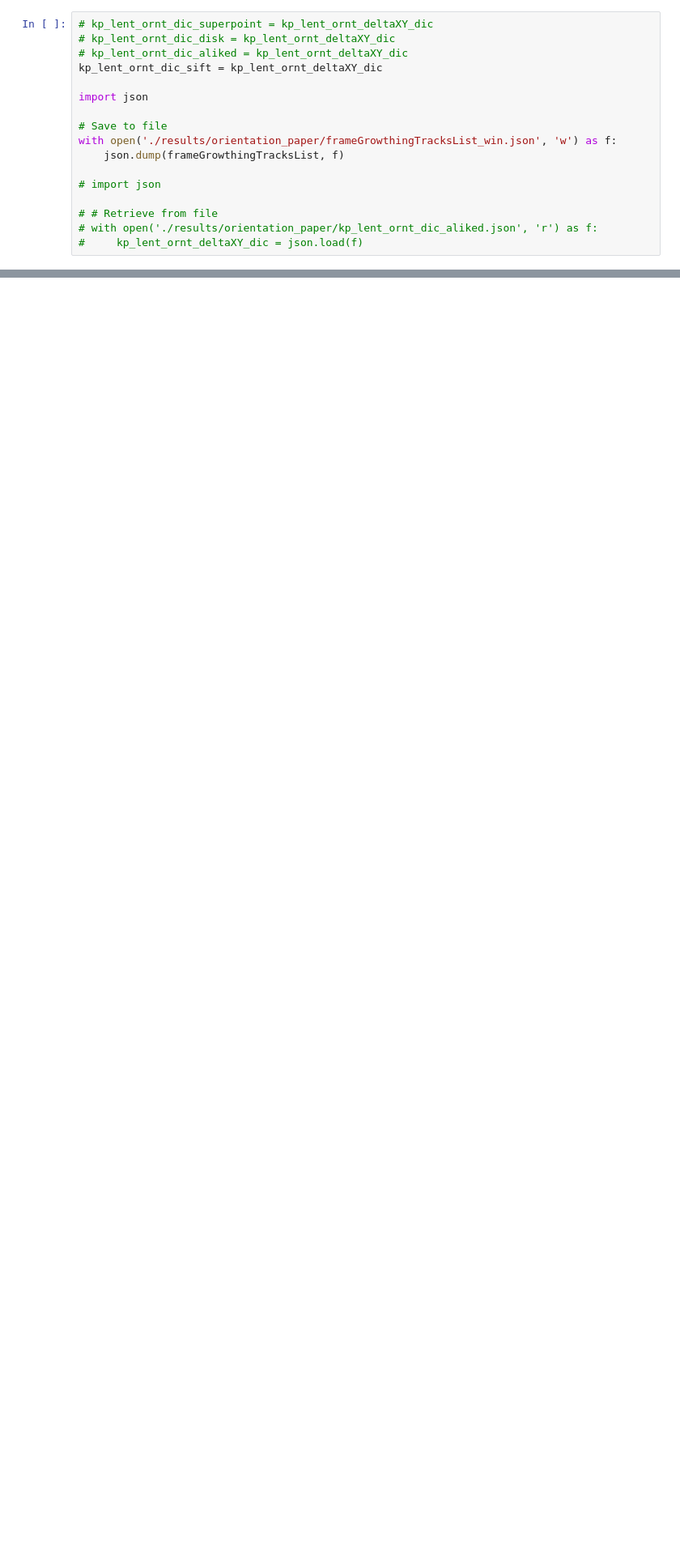
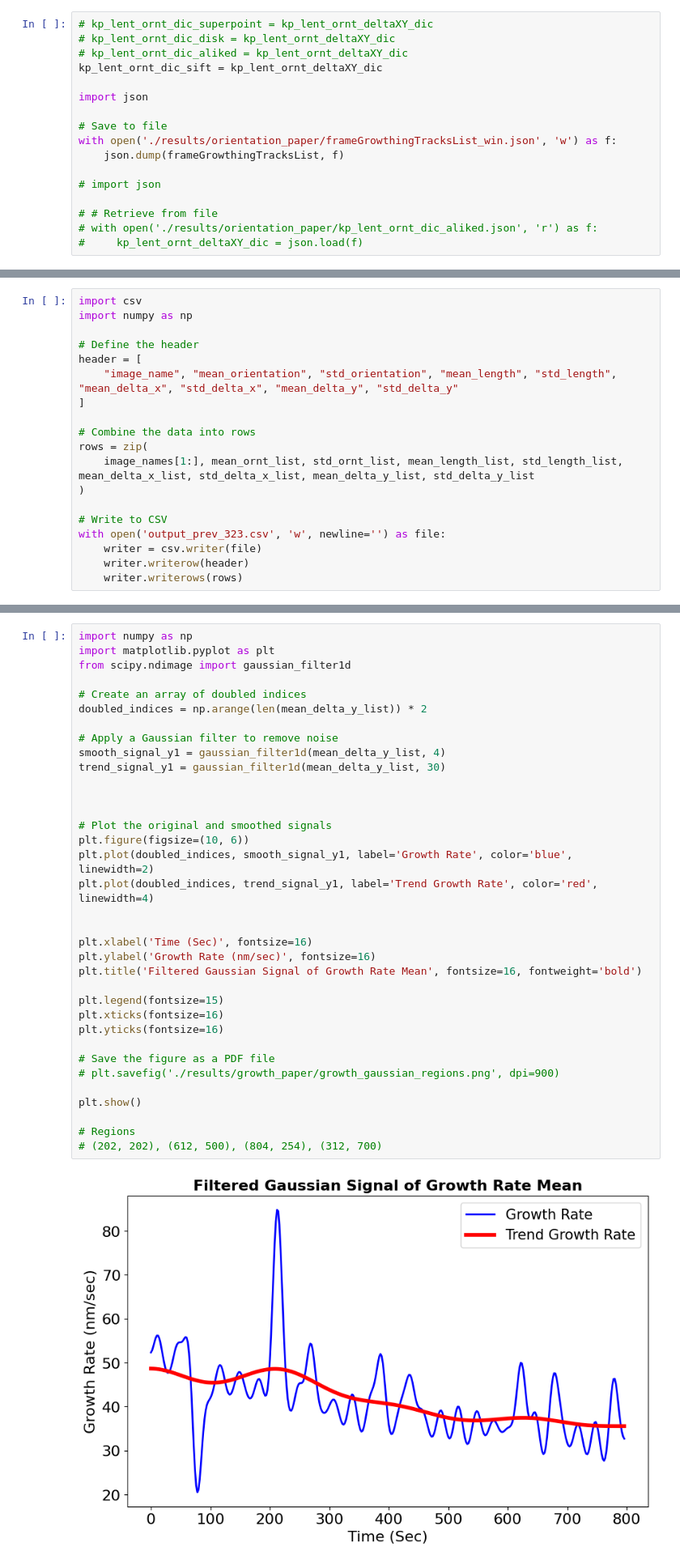
Before and after one commit to kavehsfv/LightFeatureTracking, a Jupyter notebook: Algorithm.ipynb, the cells around one changed output, grey strips where cells are left out. Shown at 81% size. Saved outputs shown, nothing was run; the diff lists cells and outputs as text; blank space fills up the shorter version.

```diff
--- a/Algorithm.ipynb
+++ b/Algorithm.ipynb
@@ -328,0 +378,19 @@ mean_delta_y_list_r2 = mean_delta_y_list
+# %%
+import csv
+import numpy as np
+
+# Define the header
+header = [
+    "image_name", "mean_orientation", "std_orientation", "mean_length", "std_length", "mean_delta_x", "std_delta_x", "mean_delta_y", "std_delta_y"
+]
+
+# Combine the data into rows
+rows = zip(
+    image_names[1:], mean_ornt_list, std_ornt_list, mean_length_list, std_length_list, mean_delta_x_list, std_delta_x_list, mean_delta_y_list, std_delta_y_list
+)
+
+# Write to CSV
+with open('output_prev_323.csv', 'w', newline='') as file:
+    writer = csv.writer(file)
+    writer.writerow(header)
+    writer.writerows(rows)
@@ -329,3 +424,40 @@ mean_delta_y_list_r2 = mean_delta_y_list
+# %%
+import numpy as np
+import matplotlib.pyplot as plt
+from scipy.ndimage import gaussian_filter1d
+
+# Create an array of doubled indices
+doubled_indices = np.arange(len(mean_delta_y_list)) * 2
+
+# Apply a Gaussian filter to remove noise
+smooth_signal_y1 = gaussian_filter1d(mean_delta_y_list, 4)
+trend_signal_y1 = gaussian_filter1d(mean_delta_y_list, 30)
+
+
+
+# Plot the original and smoothed signals
+plt.figure(figsize=(10, 6))
+plt.plot(doubled_indices, smooth_signal_y1, label='Growth Rate', color='blue', linewidth=2)
+plt.plot(doubled_indices, trend_signal_y1, label='Trend Growth Rate', color='red', linewidth=4)
+
+
+plt.xlabel('Time (Sec)', fontsize=16)
+plt.ylabel('Growth Rate (nm/sec)', fontsize=16)
+plt.title('Filtered Gaussian Signal of Growth Rate Mean', fontsize=16, fontweight='bold')
+
+plt.legend(fontsize=15)
+plt.xticks(fontsize=16)
+plt.yticks(fontsize=16)
+
+# Save the figure as a PDF file
+# plt.savefig('./results/growth_paper/growth_gaussian_regions.png', dpi=900)
+
+plt.show()
+
+# Regions
+# (202, 202), (612, 500), (804, 254), (312, 700)
+# %% [output]
+[figure, added]
 # %%
 import numpy as np
 import matplotlib.pyplot as plt
```
Also changed, not shown: parts of 10 cells of this notebook, 1 other file.
